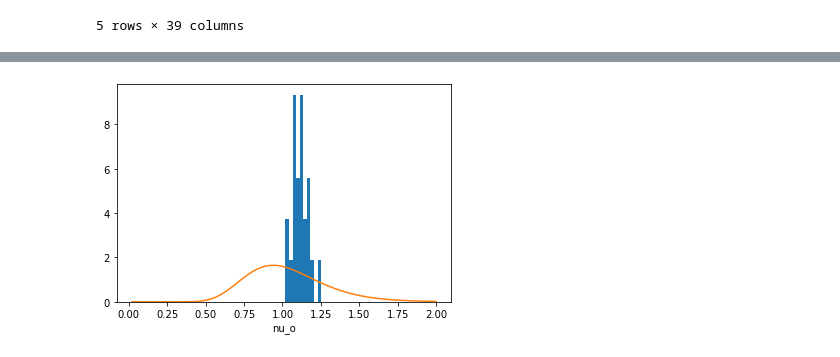
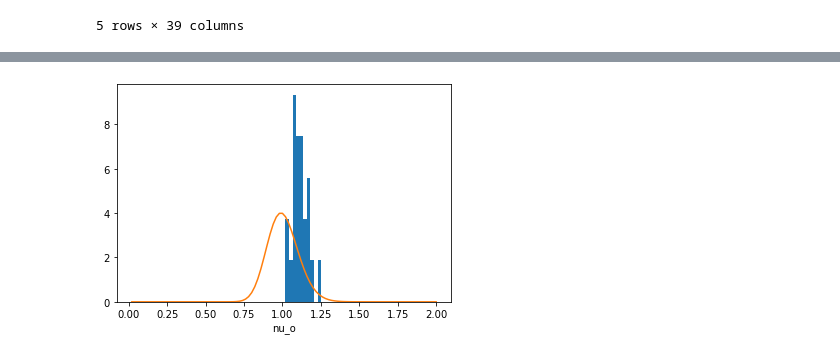
Before and after one commit to evenhuis/bee_quant, a Jupyter notebook: analysis/Plot comparison .ipynb, the cells around one changed output, grey strips where cells are left out. Saved outputs shown, nothing was run; the diff lists cells and outputs as text; code cells hidden in the pictures.

```diff
--- a/analysis/Plot comparison .ipynb
+++ b/analysis/Plot comparison .ipynb
@@ -57,31 +71,31 @@ Name: (Vmin_n, m), dtype: object
 # %%
 
 
 var = ff.var_names[3]
 plt.hist( res_df[(var,'m')],density=True)
 plt.xlabel(var)
 if( var=='Vmax_o'):
     dist = pm.Lognormal.dist( mu=np.log(150),sd=0.5)
     xx = np.linspace(0,500,101)
     plt.plot(xx,np.exp(dist.logp(xx).eval()))
 if( var=='a_o'):
     dist = pm.HalfNormal.dist(sd=2)
     xx = np.linspace(0,5,101)
     plt.plot(-xx,np.exp(dist.logp(xx).eval()))
 if( var=='t_o'):
     dist = pm.Normal.dist(       mu=6  ,sd=6)
     xx = np.linspace(-5,5,101)
     plt.plot(xx,np.exp(dist.logp(xx).eval()))
 if( var=='nu_o'):
-    dist =  pm.Lognormal.dist(  mu=np.log(1), sd=0.25)
+    dist =  pm.Lognormal.dist(  mu=np.log(1), sd=0.10)
     xx = np.linspace(0,2,101)
     plt.plot(xx,np.exp(dist.logp(xx).eval()))
 if( var=='Vmin_o'):
     dist =  pm.Lognormal.dist(   mu=np.log(  10),sd=0.6)
     xx = np.linspace(0,20,101)
     plt.plot(xx,np.exp(dist.logp(xx).eval()))
 # %% [output]
-[figure, old version]
+[figure, new version]
 # %%
 ff.var_names
 # %% [output]
```
Also changed, not shown: parts of 6 cells of this notebook, 27 other files.
